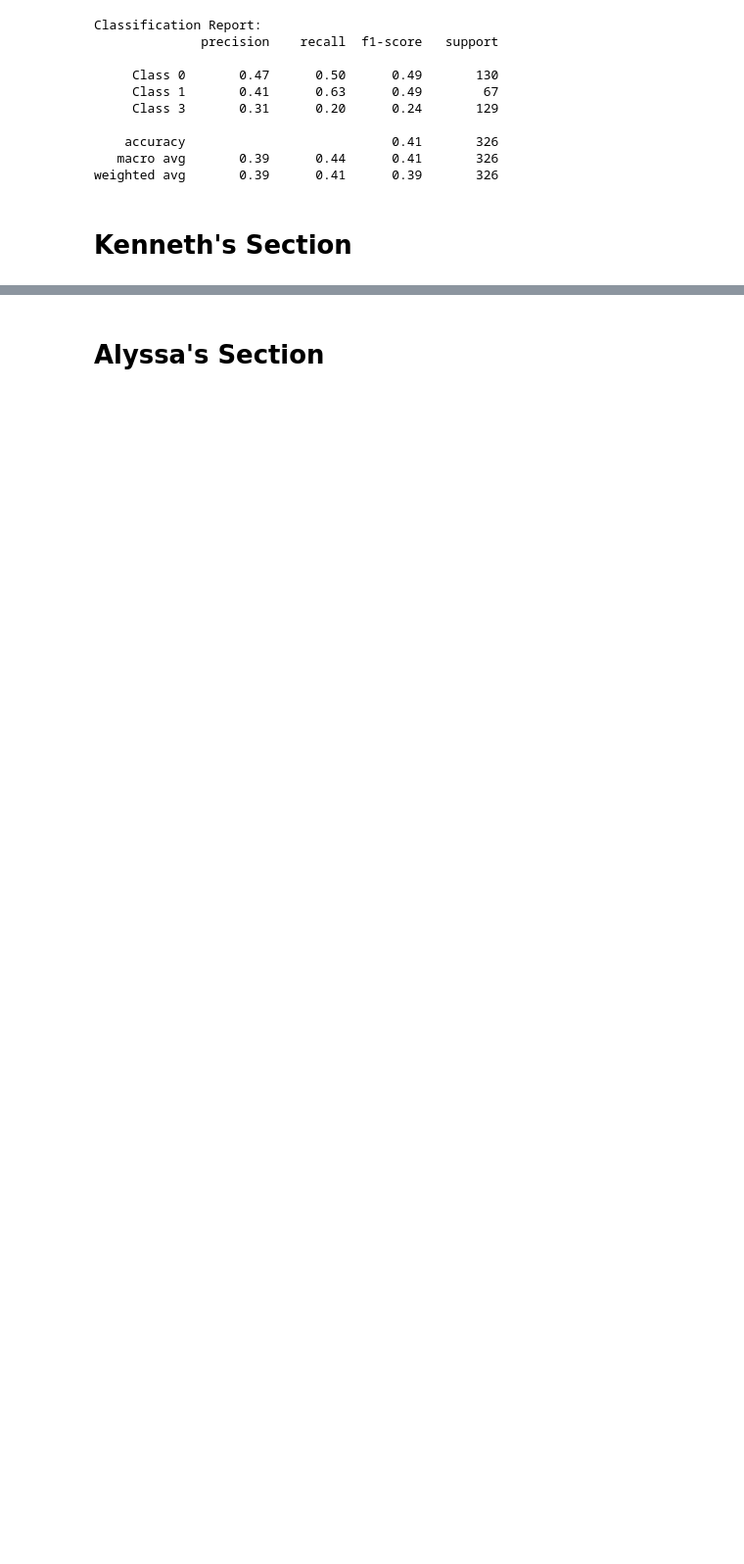
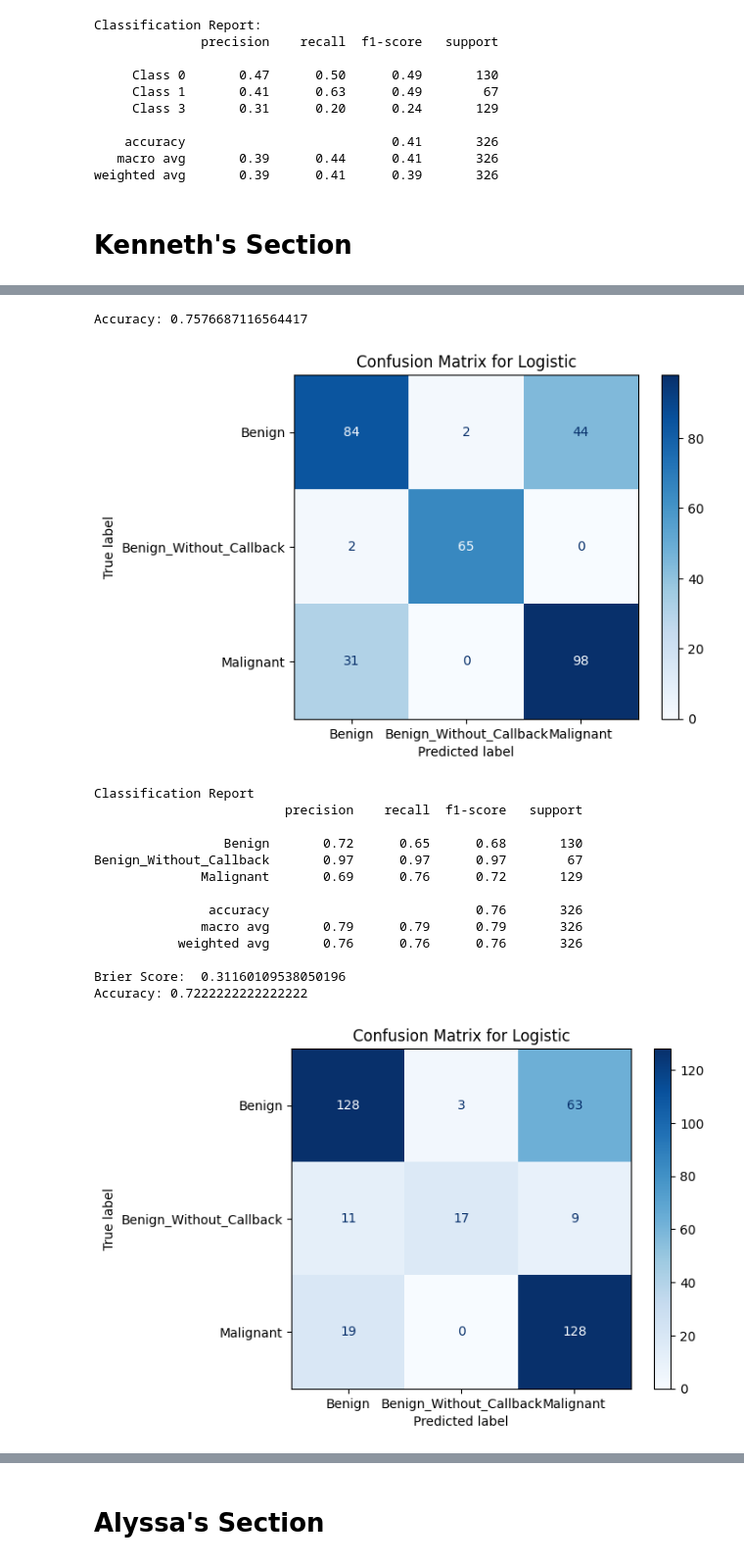
Before and after one commit to urbunny456/nsdc-fall-2026, a Jupyter notebook: logistic_reg.ipynb, the cells around one changed output, grey strips where cells are left out. Shown at 98% size. Saved outputs shown, nothing was run; the diff lists cells and outputs as text; code cells hidden in the pictures; blank space fills up the shorter version.

```diff
--- a/logistic_reg.ipynb
+++ b/logistic_reg.ipynb
@@ -142,0 +325,37 @@ weighted avg       0.39      0.41      0.39       326
+# %%
+from sklearn.metrics import brier_score_loss
+
+custom_weight = {                       #Dictionary         Maybe add custom weight for knn if that's possible?
+    'BENIGN': 0.8,
+    'BENIGN_WITHOUT_CALLBACK': 1.0,                         #Maybe adjust solver? Or look at other modifiable parameters
+    'MALIGNANT': 1.0
+    }
+
+run_Logistic('data/csv/calc_case_description_train_set.csv',
+             'data/csv/calc_case_description_test_set.csv',
+             custom_weight,
+             plot_cm=True,
+             show_brier=True)
+
+run_Logistic('data/csv/mass_case_description_train_set.csv',
+             'data/csv/mass_case_description_test_set.csv',
+             custom_weight,
+             plot_cm=True,
+             show_brier=True)
+# %% [output]
+Accuracy: 0.7576687116564417
+[figure, added]
+Classification Report
+                         precision    recall  f1-score   support
+
+                 Benign       0.72      0.65      0.68       130
+Benign_Without_Callback       0.97      0.97      0.97        67
+              Malignant       0.69      0.76      0.72       129
+
+               accuracy                           0.76       326
+              macro avg       0.79      0.79      0.79       326
+           weighted avg       0.76      0.76      0.76       326
+
+Brier Score:  0.31160109538050196
+Accuracy: 0.7222222222222222
+[figure, added]
```
Also changed, not shown: parts of 17 cells of this notebook.
